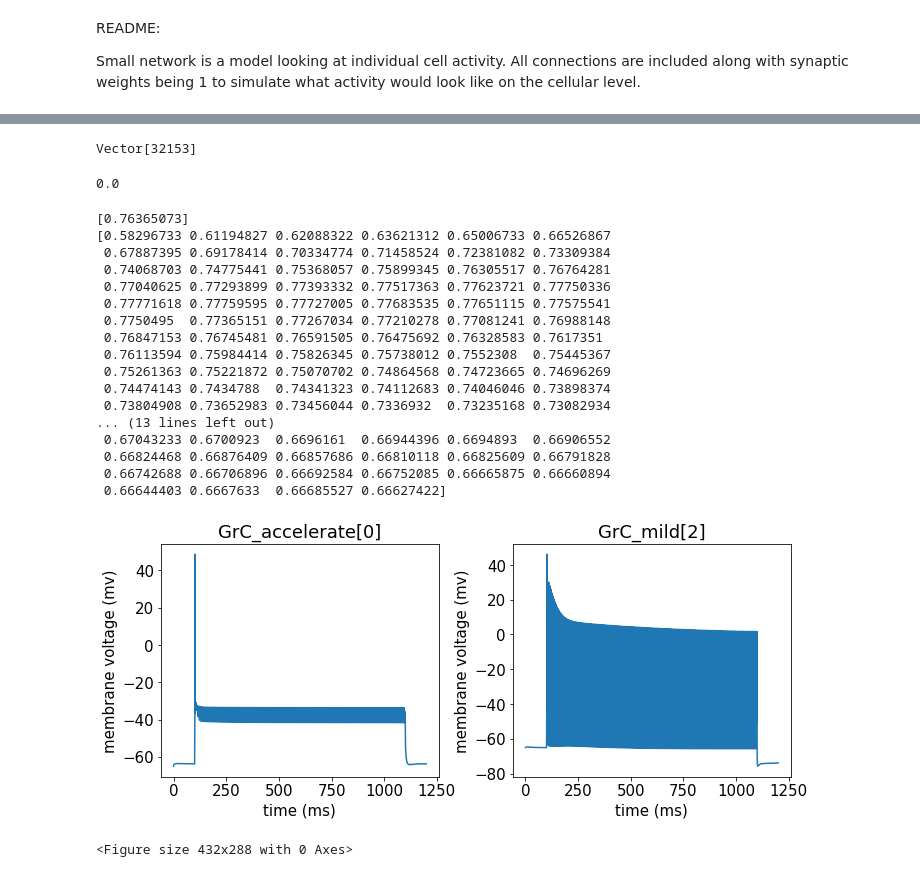
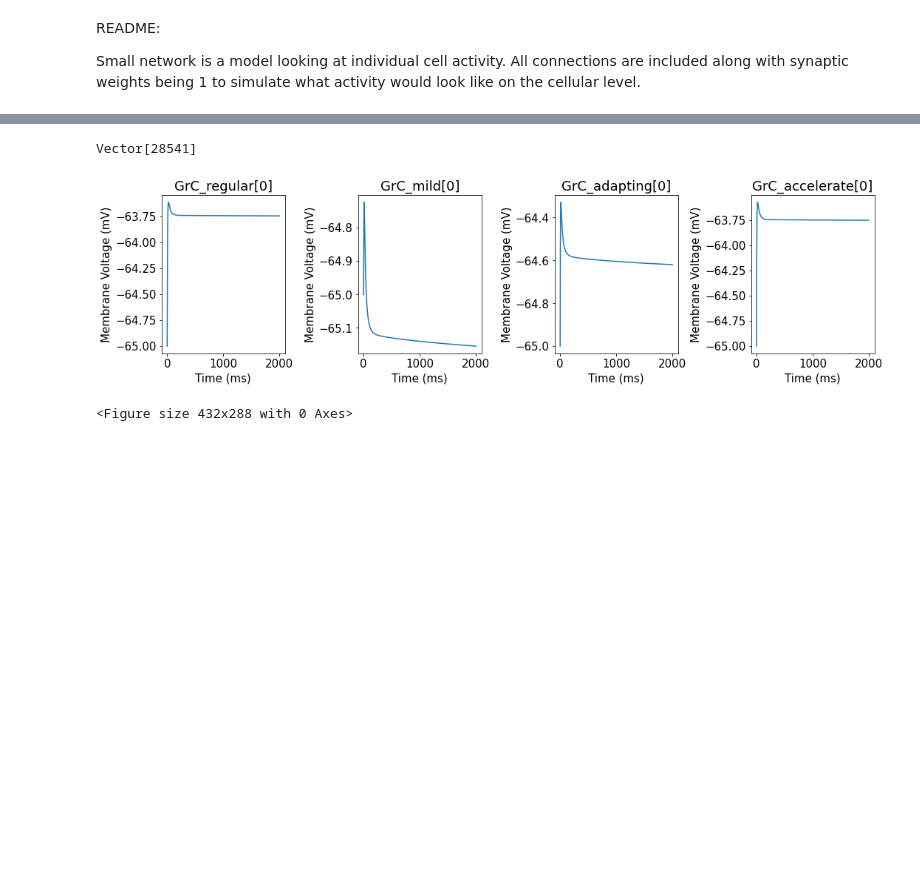
Before and after one commit to Spiritreaper331/Honors-Project-2022, a Jupyter notebook: Cerebellum Model/small_network_20Hz.ipynb, the cells around one changed output, grey strips where cells are left out. Drawn from its saved outputs; the diff is of its cells as text; code cells hidden in the pictures; blank space fills up the shorter version.

```diff
--- a/Cerebellum Model/small_network_20Hz.ipynb
+++ b/Cerebellum Model/small_network_20Hz.ipynb
@@ -91,26 +92,25 @@ else:
 h.dt = 0.025    # change in time between steps (ms)
 h.celsius = 32  # temperature of the neurons (*C)
 h.v_init = -65  # initial membrane potential (mV)
-h.tstop = 3000 # duration of simulation (ms)
+h.tstop = 2000 # duration of simulation (ms)
 
 # time vectors
 t = h.Vector()
 t.record(h._ref_t)
 # %% [output]
-Vector[32153]
+Vector[28541]
 # %%
 start_time = 500 # when current injection starts
-stop_time = 2500 # duration
+stop_time = 1500 # duration
 freq = 20 # Hz
 amp = 0.01 # nA
 
 isi = 1000/freq # inter-spike interval
 spike_times = [] # array for spike times
-for spike in range(5):
-    spike_times.append(start_time + spike * isi) # for loop will create an array of spike times equal to the frequency and time frame hard coded above
 
-stims_array = [] # list for iClamp
-stim_rec_array = [] # list for current from iCLamp
+for spike in range(5): # for loop will create an array of spike times equal to the frequency and time frame hard coded above
+    spike_times.append(start_time + spike * isi)
+
 vs_array = [] # list for play method
 
 golgi_input_resis_array = [] # list for golgi cell input resistance
@@ -131,9 +131,7 @@ max_grc_v_array = [] # list for grc cell max voltage
 min_grc_v_array = [] # list for grc cell min voltage
 
 # dict of stim data to be sent for syn stims
-stim_data_pf = {'delay': start_time, 'duration': stop_time, 'amp': amp, 'spike_times': spike_times}
 stim_data_mf = {'delay': start_time, 'duration': stop_time, 'amp': amp, 'spike_times': spike_times}
-stim_data_aa = {'delay': start_time, 'duration': stop_time, 'amp': amp, 'spike_times': spike_times}
 # %%
 def create_syn_stim(cell, synapses, stim_data_mf):
 
@@ -150,11 +148,6 @@ def create_syn_stim(cell, synapses, stim_data_mf):
     stim.delay = stim_data_mf['delay']
     stim.dur = stim_data_mf['duration']
     stim.amp = stim_data_mf['amp']
-    stims_array.append(stim)
-
-    # recording of current from iclamp
-    stim_i_rec = h.Vector()
-    stim_rec_array.append(stim_i_rec.record(stim._ref_i))
 
     # saving mossy fiber stim synapse to netcon lists
     if type(synapses) == type(grc_cells):
@@ -231,15 +224,13 @@ if DO_IMPEDANCE_MEASUREMENT:
         input_resis = h.Impedance()
         input_resis.loc(0.5, sec=grc_cell.soma[0]) # location of where input resis will be measured
         input_resis.compute(0, sec=grc_cell.soma[0])
-        x = input_resis.input(0.5, sec=grc_cell.soma[0])
-        grc_input_resis_array.append(x) # store values of input_resis in array
+        grc_input_resis_array.append(input_resis.input(0.5, sec=grc_cell.soma[0])) # store values of input_resis in array
 
     for golgi_cell in golgi_cells:
         input_resis = h.Impedance()
         input_resis.loc(0.5, sec=golgi_cell.soma[0]) # location of where input resis will be measured
         input_resis.compute(0, sec=golgi_cell.soma[0])
-        x = input_resis.input(0.5, sec=golgi_cell.soma[0])
-        golgi_input_resis_array.append(x) # store values of input_resis in array
+        golgi_input_resis_array.append(input_resis.input(0.5, sec=golgi_cell.soma[0])) # store values of input_resis in array
 
     # lookup compute with ac current
 # %%
@@ -258,53 +249,33 @@ def get_halfwidth(data, threshold, distance):
 h.finitialize(h.v_init)
 h.fcurrent()
 h.run()
-# %% [output]
-0.0
 # %%
 # plot traces of grc cells
 plt.rcParams.update({'font.size': 15})
-fig, axes = plt.subplots(1, 2, figsize = (10, 8))
+fig, axes = plt.subplots(1, 2, figsize = (15, 15))
 
 for j, grc_cell in enumerate(grc_cells):
-    plt.subplot(len(grc_cells), 2, j + 1)
+    plt.subplot(len(grc_cells), len(grc_cells), j + 1)
 
     plt.plot(t, grc_cell.vm, label=str(grc_cell))
     plt.title(f"{grc_cell}")
-    plt.xlabel("time (ms)")
-    plt.ylabel("membrane voltage (mv)")
+    plt.xlabel("Time (ms)")
+    plt.ylabel("Membrane Voltage (mV)")
 
-    data = np.array(grc_cell.vm)
+    data = np.array(grc_cell.vm) # convert hoc vector to numpy array
     width = get_halfwidth(data, threshold=0, distance=0.001) # function for halfwidth
-    print(width)
 
     grc_fr_array.append(len(grc_cell.spike_time_vec)) # store number of times fired
     max_grc_v_array.append(np.max(data))
     min_grc_v_array.append(np.min(data))
     grc_halfwidth_array.append(width)
 
 plt.tight_layout()
 plt.show()
 plt.savefig('sm_network_grc_cells.svg', dpi = 300, facecolor='white', transparent=True)
 # %% [output]
+[figure, new version]
-[0.76365073]
-[0.58296733 0.61194827 0.62088322 0.63621312 0.65006733 0.66526867
- 0.67887395 0.69178414 0.70334774 0.71458524 0.72381082 0.73309384
- 0.74068703 0.74775441 0.75368057 0.75899345 0.76305517 0.76764281
- 0.77040625 0.77293899 0.77393332 0.77517363 0.77623721 0.77750336
- 0.77771618 0.77759595 0.77727005 0.77683535 0.77651115 0.77575541
- 0.7750495  0.77365151 0.77267034 0.77210278 0.77081241 0.76988148
- 0.76847153 0.76745481 0.76591505 0.76475692 0.76328583 0.7617351
- 0.76113594 0.75984414 0.75826345 0.75738012 0.7552308  0.75445367
- 0.75261363 0.75221872 0.75070702 0.74864568 0.74723665 0.74696269
- 0.74474143 0.7434788  0.74341323 0.74112683 0.74046046 0.73898374
- 0.73804908 0.73652983 0.73456044 0.7336932  0.73235168 0.73082934
-... (13 lines left out)
- 0.67043233 0.6700923  0.6696161  0.66944396 0.6694893  0.66906552
- 0.66824468 0.66876409 0.66857686 0.66810118 0.66825609 0.66791828
- 0.66742688 0.66706896 0.66692584 0.66752085 0.66665875 0.66660894
- 0.66644403 0.6667633  0.66685527 0.66627422]
+<Figure size 432x288 with 0 Axes>
-[figure, old version]
-<Figure size 432x288 with 0 Axes>
 # %%
 # plot traces of golgi cells
 plt.rcParams.update({'font.size': 15})
```
Also changed, not shown: parts of 6 cells of this notebook, 7 other files.
